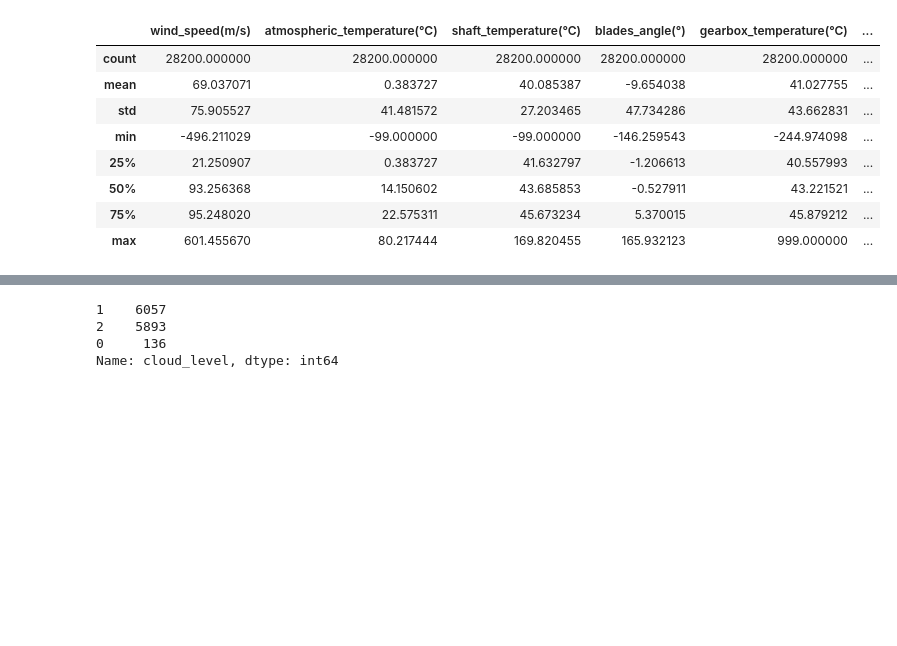
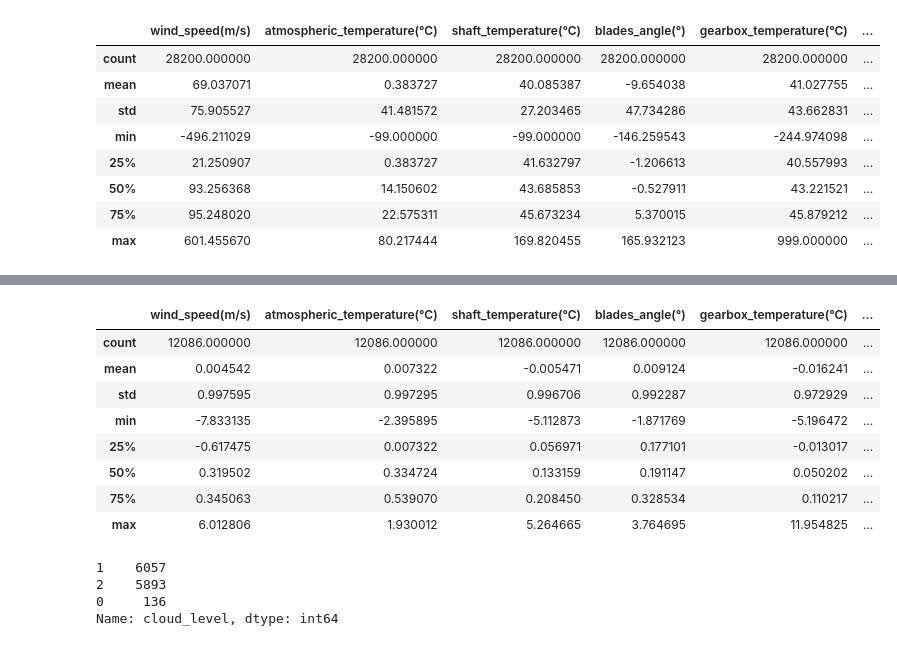
Before and after one commit to himanshu004/ML-DS-Hackathons, a Jupyter notebook: Hacker Earth/Predict-Windmill-Power/notebook.ipynb, the cells around one changed output, grey strips where cells are left out. Drawn from its saved outputs; the diff is of its cells as text; code cells hidden in the pictures; blank space fills up the shorter version.

```diff
--- a/Hacker Earth/Predict-Windmill-Power/notebook.ipynb
+++ b/Hacker Earth/Predict-Windmill-Power/notebook.ipynb
@@ -162,3 +198,15 @@ train_data.describe()
+# %%
+test_data.describe()
+# %% [output]
+|  | wind_speed(m/s) | atmospheric_temperature(°C) | shaft_temperature(°C) | blades_angle(°) | gearbox_temperature(°C) | ... |
+| count | 12086.000000 | 12086.000000 | 12086.000000 | 12086.000000 | 12086.000000 | ... |
+| mean | 0.004542 | 0.007322 | -0.005471 | 0.009124 | -0.016241 | ... |
+| std | 0.997595 | 0.997295 | 0.996706 | 0.992287 | 0.972929 | ... |
+| min | -7.833135 | -2.395895 | -5.112873 | -1.871769 | -5.196472 | ... |
+| 25% | -0.617475 | 0.007322 | 0.056971 | 0.177101 | -0.013017 | ... |
+| 50% | 0.319502 | 0.334724 | 0.133159 | 0.191147 | 0.050202 | ... |
+| 75% | 0.345063 | 0.539070 | 0.208450 | 0.328534 | 0.110217 | ... |
+| max | 6.012806 | 1.930012 | 5.264665 | 3.764695 | 11.954825 | ... |
 # %%
 label_enc = LabelEncoder()
 train_data['cloud_level'] = label_enc.fit_transform(train_data['cloud_level'])
```
Also changed, not shown: parts of 6 cells of this notebook.
